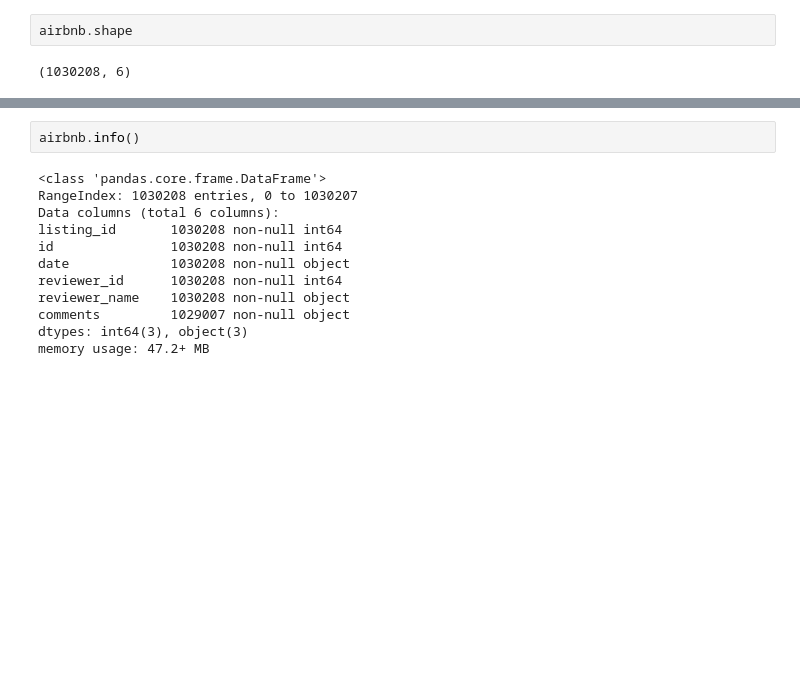
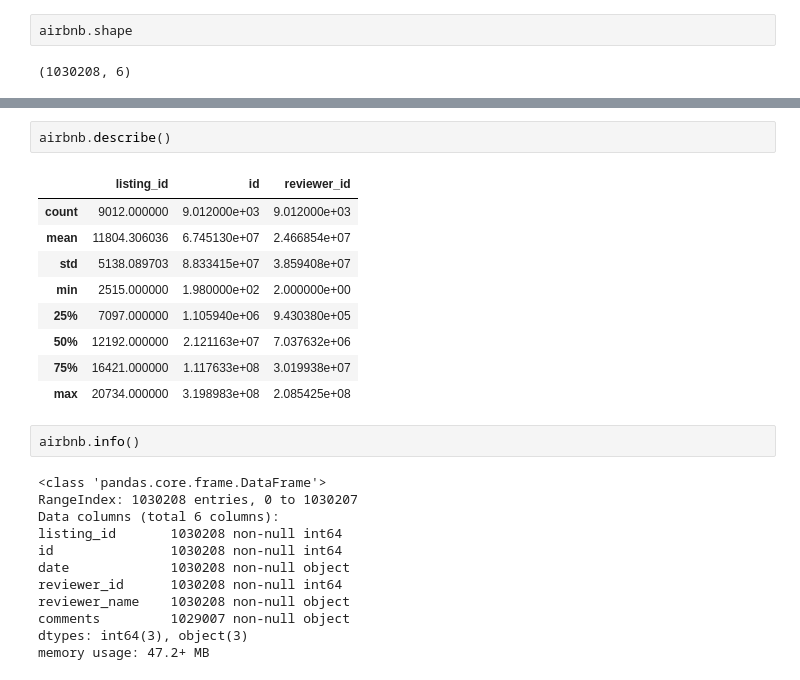
Before and after one commit to darrenlimweiyang/nus-bt3103, a Jupyter notebook: Week2/BT3103 Homework - Week 1.ipynb, the cells around one changed output, grey strips where cells are left out. Cells and saved outputs as stored; diff of their text form; blank space fills up the shorter version.

```diff
--- a/Week2/BT3103 Homework - Week 1.ipynb
+++ b/Week2/BT3103 Homework - Week 1.ipynb
@@ -103,3 +111,15 @@ airbnb.shape
+# %%
+airbnb.describe()
+# %% [output]
+|  | listing_id | id | reviewer_id |
+| count | 9012.000000 | 9.012000e+03 | 9.012000e+03 |
+| mean | 11804.306036 | 6.745130e+07 | 2.466854e+07 |
+| std | 5138.089703 | 8.833415e+07 | 3.859408e+07 |
+| min | 2515.000000 | 1.980000e+02 | 2.000000e+00 |
+| 25% | 7097.000000 | 1.105940e+06 | 9.430380e+05 |
+| 50% | 12192.000000 | 2.121163e+07 | 7.037632e+06 |
+| 75% | 16421.000000 | 1.117633e+08 | 3.019938e+07 |
+| max | 20734.000000 | 3.198983e+08 | 2.085425e+08 |
 # %%
 airbnb.info()
 # %% [output]
```
Also changed, not shown: parts of 3 cells of this notebook, 5 other files.
